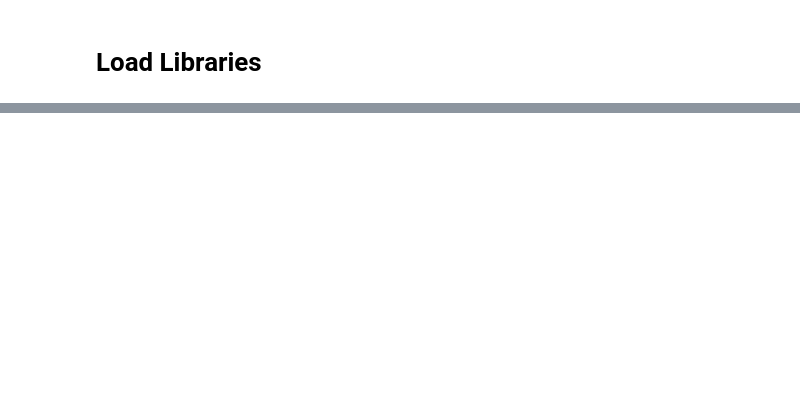
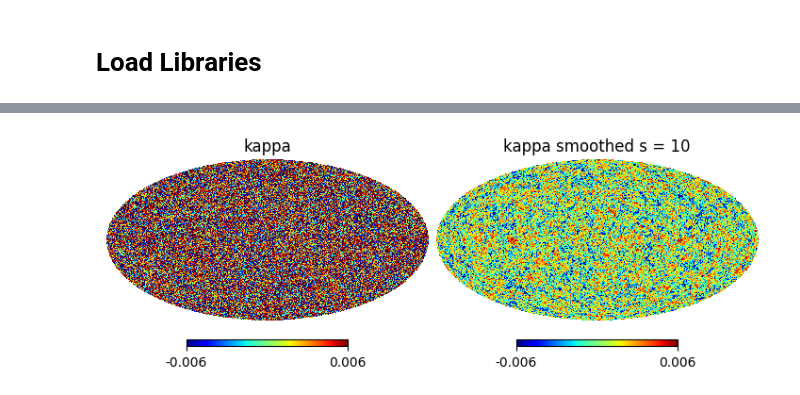
Before and after one commit to atokiwaipmu/LensingSSC, a Jupyter notebook: notebook/test.ipynb, the cells around one changed output, grey strips where cells are left out. Saved outputs shown, nothing was run; the diff lists cells and outputs as text; code cells hidden in the pictures; blank space fills up the shorter version.

```diff
--- a/notebook/test.ipynb
+++ b/notebook/test.ipynb
@@ -336,0 +61,8 @@ plt.savefig(f"{work_dir}/img/config.png", dpi=200, bbox_inches='tight', pad_inch
+# %%
+# plot the data
+fig = plt.figure(figsize=(7, 4))
+hp.mollview(kappa_nested, title='kappa', sub=(1, 2, 1), min=-0.006, max=0.006, cmap='jet', nest=True)
+hp.mollview(kappa_smoothed_nested, title='kappa smoothed s = 10', sub=(1, 2, 2), min=-0.006, max=0.006, cmap='jet', nest=True)
+plt.show()
+# %% [output]
+[figure, added]
```
Also changed, not shown: parts of 58 cells of this notebook, 12 other files.
